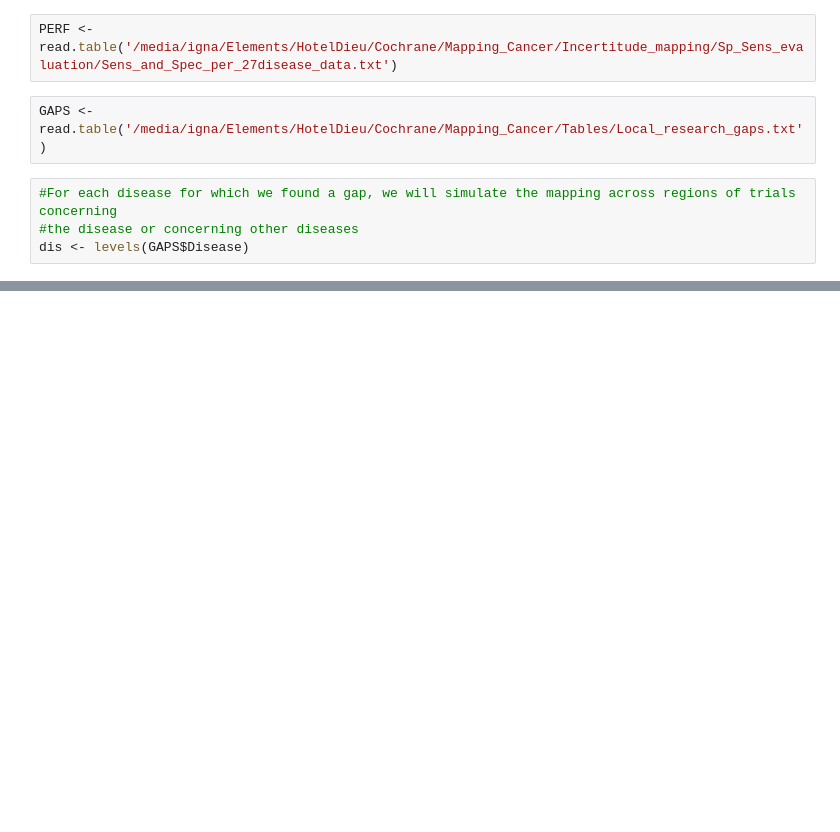
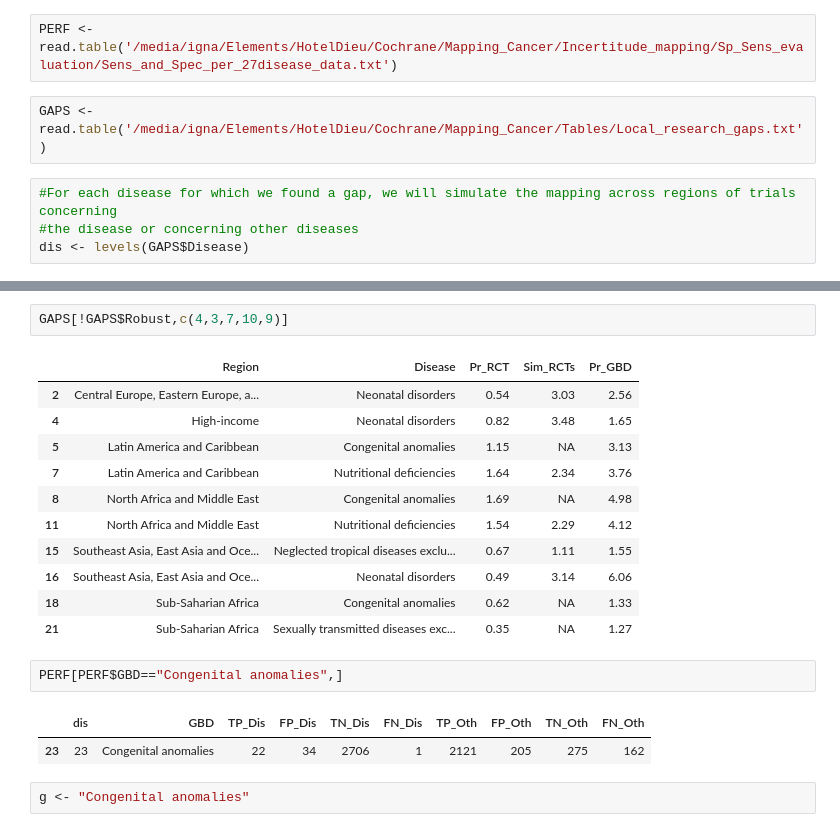
Before and after one commit to iatal/RCTvsBurden, a Jupyter notebook: E- Sensitivity analysis.ipynb, the cells around one changed output, grey strips where cells are left out. Drawn from its saved outputs; the diff is of its cells as text; blank space fills up the shorter version.

```diff
--- a/E- Sensitivity analysis.ipynb
+++ b/E- Sensitivity analysis.ipynb
@@ -96,0 +270,21 @@ Lreg <-
+# %%
+GAPS[!GAPS$Robust,c(4,3,7,10,9)]
+# %% [output]
+|  | Region | Disease | Pr_RCT | Sim_RCTs | Pr_GBD |
+| 2 | Central Europe, Eastern Europe, a... | Neonatal disorders | 0.54 | 3.03 | 2.56 |
+| 4 | High-income | Neonatal disorders | 0.82 | 3.48 | 1.65 |
+| 5 | Latin America and Caribbean | Congenital anomalies | 1.15 | NA | 3.13 |
+| 7 | Latin America and Caribbean | Nutritional deficiencies | 1.64 | 2.34 | 3.76 |
+| 8 | North Africa and Middle East | Congenital anomalies | 1.69 | NA | 4.98 |
+| 11 | North Africa and Middle East | Nutritional deficiencies | 1.54 | 2.29 | 4.12 |
+| 15 | Southeast Asia, East Asia and Oce... | Neglected tropical diseases exclu... | 0.67 | 1.11 | 1.55 |
+| 16 | Southeast Asia, East Asia and Oce... | Neonatal disorders | 0.49 | 3.14 | 6.06 |
+| 18 | Sub-Saharian Africa | Congenital anomalies | 0.62 | NA | 1.33 |
+| 21 | Sub-Saharian Africa | Sexually transmitted diseases exc... | 0.35 | NA | 1.27 |
+# %%
+PERF[PERF$GBD=="Congenital anomalies",]
+# %% [output]
+|  | dis | GBD | TP_Dis | FP_Dis | TN_Dis | FN_Dis | TP_Oth | FP_Oth | TN_Oth | FN_Oth |
+| 23 | 23 | Congenital anomalies | 22 | 34 | 2706 | 1 | 2121 | 205 | 275 | 162 |
+# %%
+g <- "Congenital anomalies"
```
Also changed, not shown: parts of 29 cells of this notebook.
